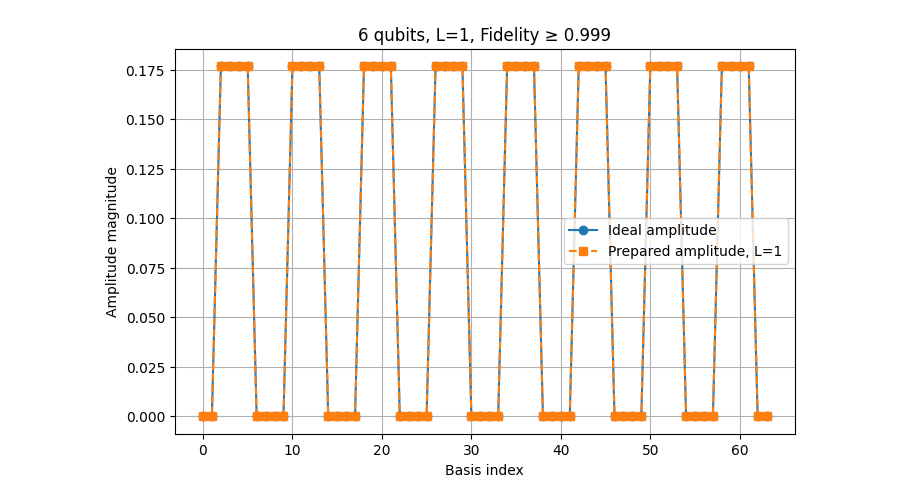
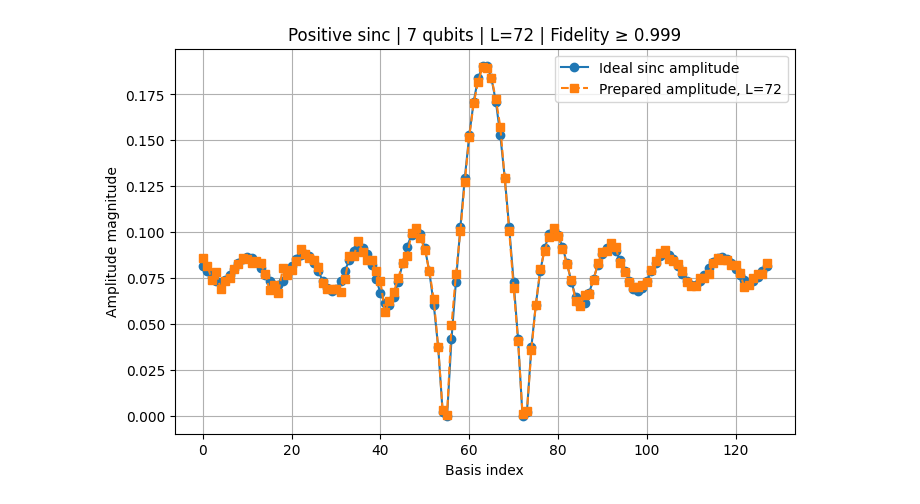
Before and after one commit to aizzen3/QCproject2, a Jupyter notebook: trial.ipynb, the cells around one changed output. Cells and saved outputs as stored; diff of their text form; code cells hidden in the pictures.

```diff
--- a/trial.ipynb
+++ b/trial.ipynb
@@ -127,0 +93,8 @@ difference  = 0
+# %%
+T = 16e-6          # spatial window
+lam = 630e-9       # wavelength
+n_refr = 1.0
+
+h = 1         # signal height
+
+sinc_scale = 4e6   # controls number of sinc oscillations
@@ -216,10 +261,13 @@ Running for 13 qubits
 from qiskit import QuantumCircuit, transpile
 from qiskit_aer import AerSimulator
 from qiskit_mps_initializer.datatypes import QuantumState
+import numpy as np
+import matplotlib.pyplot as plt
 
 sim = AerSimulator(method="statevector")
 
 for qi, n_qubits in enumerate(qubit_range):
+
     chosen_layer = best_layers[qi]
 
     if np.isnan(chosen_layer):
@@ -228,39 +276,84 @@ for qi, n_qubits in enumerate(qubit_range):
 
     Nx = 2**n_qubits
 
-    # regenerate phi for this qubit count
-    x = spatial_grid(T,Nx)
-    d = thickness_profile_index_symmetric(Nx, num_periods, duty, d0, h)
+    # -----------------------------
+    # Regenerate positive sinc phi
+    # -----------------------------
+    x = spatial_grid(T, Nx)
+
+    d = thickness_profile_positive_sinc(
+        x=x,
+        h=h,
+        scale=sinc_scale,
+        x0=0.0
+    )
+
     f = phase_signal(d, n_refr, lam)
     phi, _ = phi_from_f(f)
 
     phi = np.asarray(phi, dtype=complex)
     phi = phi / np.linalg.norm(phi)
 
-    # build threshold-layer circuit
-    phi_state = QuantumState.from_dense_data(data=phi, normalize=False)
-    U_phi = phi_state.generate_mps_initializer_circuit(number_of_layers=int(chosen_layer))
+    # -----------------------------
+    # Build threshold-layer circuit
+    # -----------------------------
+    phi_state = QuantumState.from_dense_data(
+        data=phi,
+        normalize=False
+    )
+
+    U_phi = phi_state.generate_mps_initializer_circuit(
+        number_of_layers=int(chosen_layer)
+    )
 
     qc = QuantumCircuit(n_qubits)
     qc.append(U_phi, range(n_qubits))
     qc.save_statevector()
 
-    result = sim.run(transpile(qc, sim)).result()
-    vec_sim = np.array(result.get_statevector(qc), dtype=complex)
+    tqc = transpile(qc, sim)
+    result = sim.run(tqc).result()
 
-    # align global phase
+    vec_sim = np.array(
+        result.get_statevector(tqc),
+        dtype=complex
+    )
+
+    # -----------------------------
+    # Align global phase
+    # -----------------------------
     global_phase = np.angle(np.vdot(phi, vec_sim))
     vec_sim_aligned = vec_sim * np.exp(-1j * global_phase)
 
     amps_ideal = np.abs(phi)
     amps_sim = np.abs(vec_sim_aligned)
 
+    # -----------------------------
+    # Plot amplitude comparison
+    # -----------------------------
     plt.figure(figsize=(8, 5))
-    plt.plot(range(Nx), amps_ideal, 'o-', label="Ideal amplitude")
-    plt.plot(range(Nx), amps_sim, 's--', label=f"Prepared amplitude, L={int(chosen_layer)}")
+
+    plt.plot(
+        range(Nx),
+        amps_ideal,
+        "o-",
+        label="Ideal sinc amplitude"
+    )
+
+    plt.plot(
+        range(Nx),
+        amps_sim,
+        "s--",
+        label=f"Prepared amplitude, L={int(chosen_layer)}"
+    )
+
     plt.xlabel("Basis index")
     plt.ylabel("Amplitude magnitude")
-    plt.title(f"{n_qubits} qubits, L={int(chosen_layer)}, Fidelity ≥ {threshold}")
+
+    plt.title(
+        f"Positive sinc | {n_qubits} qubits | "
+        f"L={int(chosen_layer)} | Fidelity ≥ {threshold}"
+    )
+
     plt.legend()
     plt.grid(True)
     plt.show()
@@ -270 +363 @@ for qi, n_qubits in enumerate(qubit_range):
-[figure, old version]
+[figure, new version]
```
Also changed, not shown: parts of 7 cells of this notebook.
